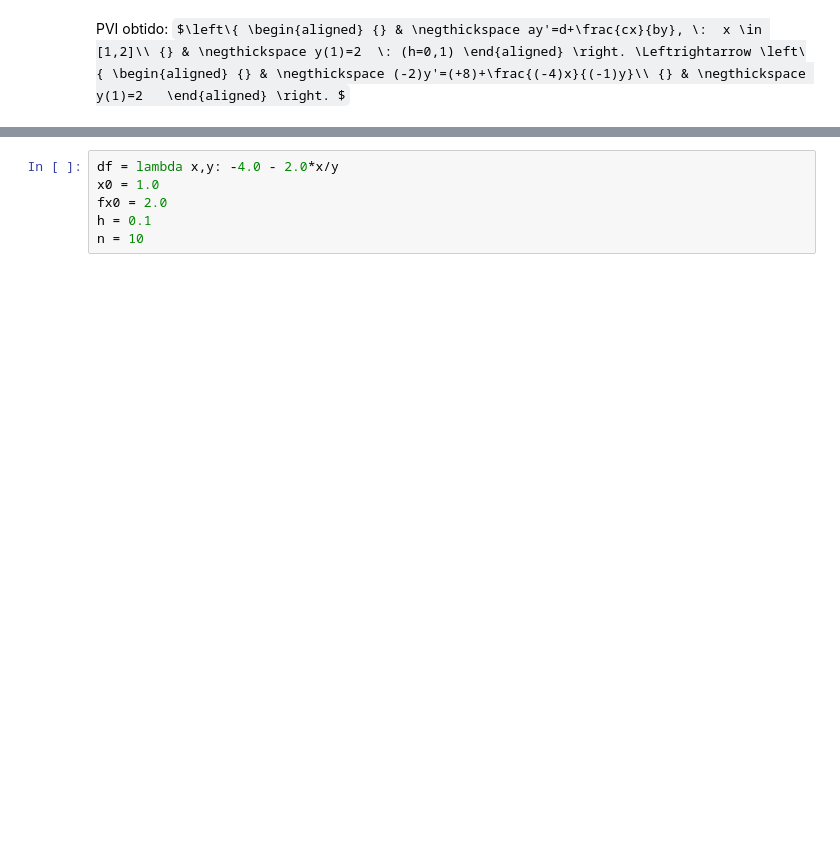
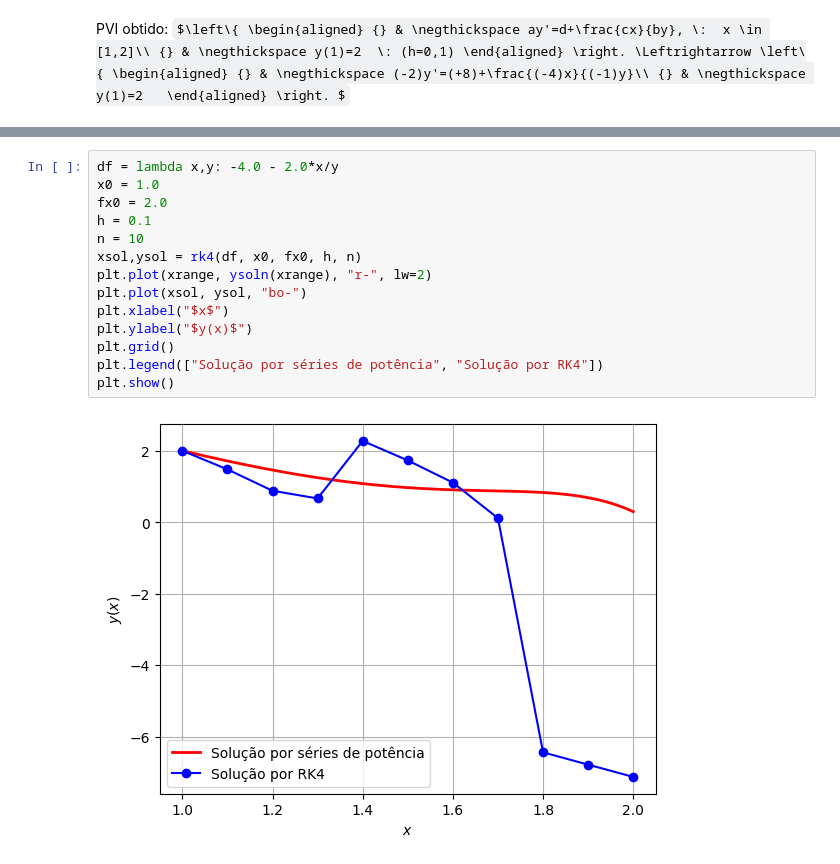
Before and after one commit to SunkPlane29/metodos_num, a Jupyter notebook: 24_1s_MTM1013T11_AP02_parteB_AndreGoncalvesdaSilva.ipynb, the cells around one changed output, grey strips where cells are left out. Cells and saved outputs as stored; diff of their text form; some formulas as TeX source; blank space fills up the shorter version.

```diff
--- a/24_1s_MTM1013T11_AP02_parteB_AndreGoncalvesdaSilva.ipynb
+++ b/24_1s_MTM1013T11_AP02_parteB_AndreGoncalvesdaSilva.ipynb
@@ -727,6 +744,16 @@ Tem solução analítica:
 # %%
 df = lambda x,y: -4.0 - 2.0*x/y
 x0 = 1.0
 fx0 = 2.0
 h = 0.1
 n = 10
+xsol,ysol = rk4(df, x0, fx0, h, n)
+plt.plot(xrange, ysoln(xrange), "r-", lw=2)
+plt.plot(xsol, ysol, "bo-")
+plt.xlabel("$x$")
+plt.ylabel("$y(x)$")
+plt.grid()
+plt.legend(["Solução por séries de potência", "Solução por RK4"])
+plt.show()
+# %% [output]
+[figure, added]
```
Also changed, not shown: parts of 3 cells of this notebook.
